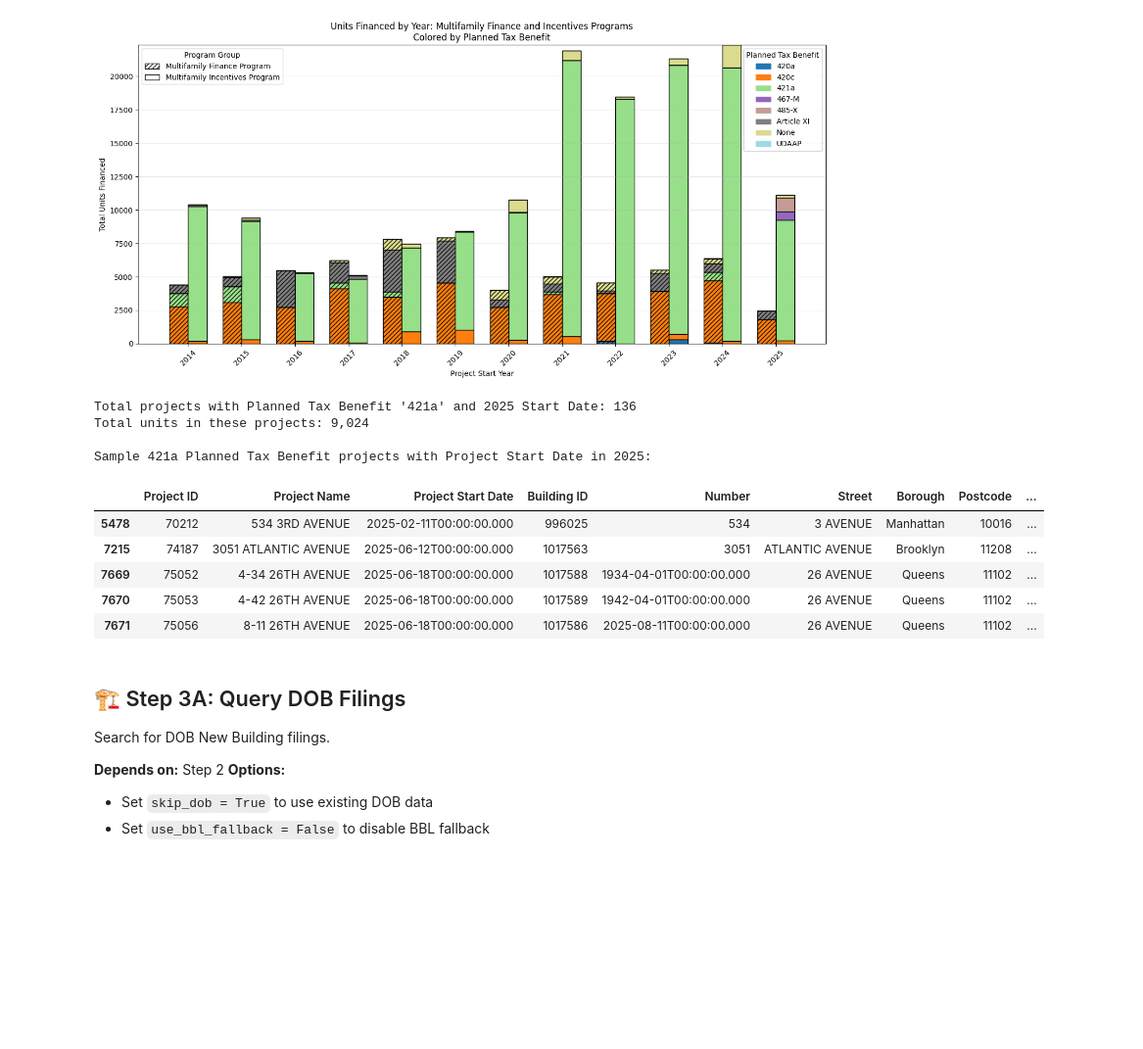
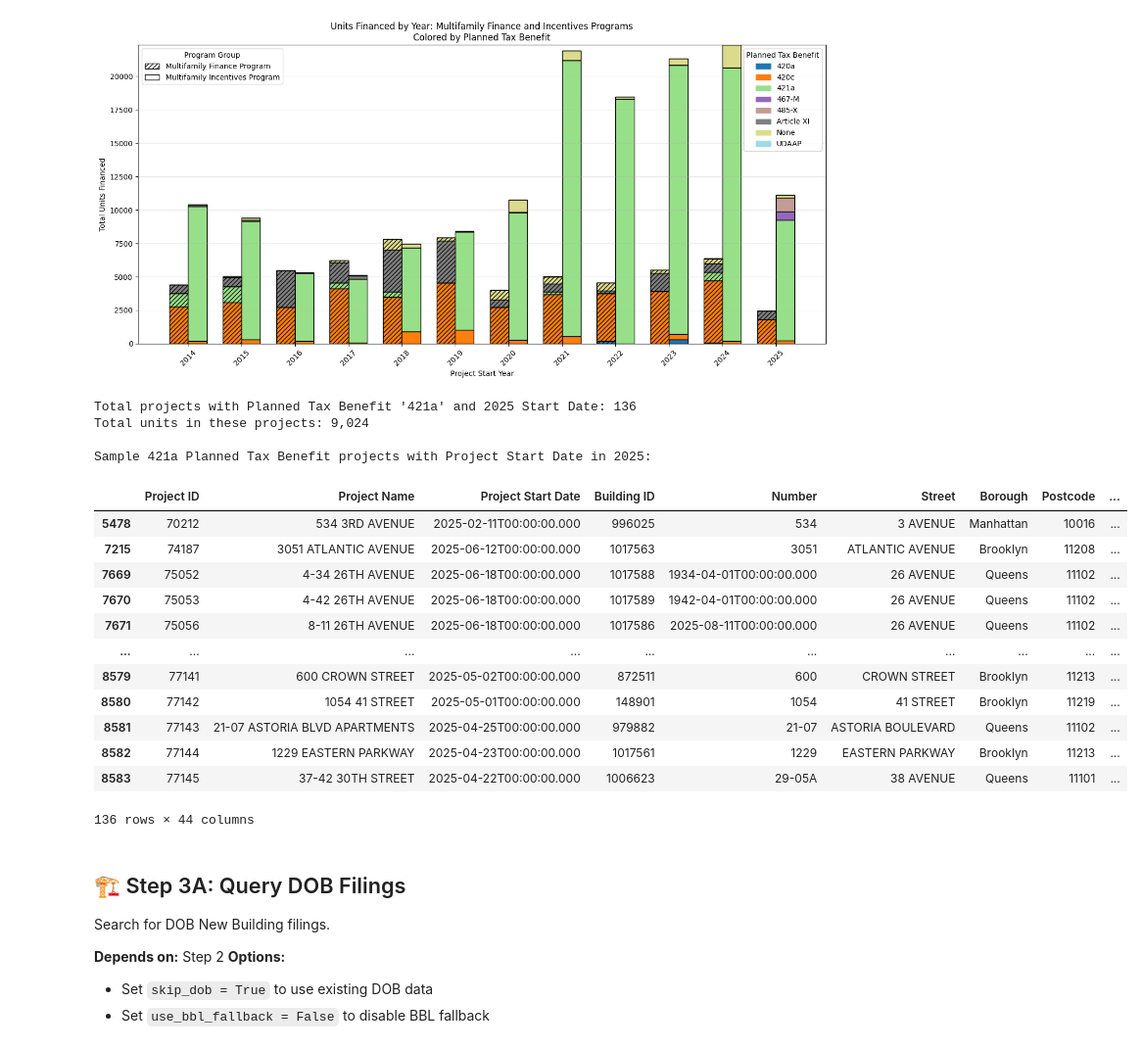
Before and after one commit to astaniforth/HousingData, a Jupyter notebook: run_workflow.ipynb, the cells around one changed output. Shown at 98% size. Drawn from its saved outputs; the diff is of its cells as text; code cells hidden in the pictures; blank space fills up the shorter version.

```diff
--- a/run_workflow.ipynb
+++ b/run_workflow.ipynb
@@ -521,34 +521,41 @@ if "Planned Tax Benefit" in hpd_new_construction_df.columns and "Project Start D
     mask_421a_2025 = (
         (hpd_new_construction_df["Planned Tax Benefit"] == "421a") &
         (hpd_new_construction_df["Project Start Date"].astype(str).str.startswith("2025"))
     )
     hpd_421a_2025_df = hpd_new_construction_df[mask_421a_2025]
 
     # Count unique projects (by Project ID), and total units
     total_projects = hpd_421a_2025_df["Project ID"].nunique() if "Project ID" in hpd_421a_2025_df.columns else len(hpd_421a_2025_df)
     total_units = hpd_421a_2025_df["Total Units"].sum() if "Total Units" in hpd_421a_2025_df.columns else "N/A"
 
     print(f"Total projects with Planned Tax Benefit '421a' and 2025 Start Date: {total_projects:,}")
     print(f"Total units in these projects: {total_units:,}")
 
     # Show up to 5 sample rows
     pd.set_option('display.max_columns', None)
     print("\nSample 421a Planned Tax Benefit projects with Project Start Date in 2025:")
-    display(hpd_421a_2025_df.head(5))
+    display(hpd_421a_2025_df)
     pd.reset_option('display.max_columns')
 else:
     print("One or both of the columns 'Planned Tax Benefit' or 'Project Start Date' not found in HPD DataFrame.")
 # %% [output]
 Total projects with Planned Tax Benefit '421a' and 2025 Start Date: 136
 Total units in these projects: 9,024
 
 Sample 421a Planned Tax Benefit projects with Project Start Date in 2025:
 |  | Project ID | Project Name | Project Start Date | Building ID | Number | Street | Borough | Postcode | ... |
 | 5478 | 70212 | 534 3RD AVENUE | 2025-02-11T00:00:00.000 | 996025 | 534 | 3 AVENUE | Manhattan | 10016 | ... |
 | 7215 | 74187 | 3051 ATLANTIC AVENUE | 2025-06-12T00:00:00.000 | 1017563 | 3051 | ATLANTIC AVENUE | Brooklyn | 11208 | ... |
 | 7669 | 75052 | 4-34 26TH AVENUE | 2025-06-18T00:00:00.000 | 1017588 | 1934-04-01T00:00:00.000 | 26 AVENUE | Queens | 11102 | ... |
 | 7670 | 75053 | 4-42 26TH AVENUE | 2025-06-18T00:00:00.000 | 1017589 | 1942-04-01T00:00:00.000 | 26 AVENUE | Queens | 11102 | ... |
 | 7671 | 75056 | 8-11 26TH AVENUE | 2025-06-18T00:00:00.000 | 1017586 | 2025-08-11T00:00:00.000 | 26 AVENUE | Queens | 11102 | ... |
+| ... | ... | ... | ... | ... | ... | ... | ... | ... | ... |
+| 8579 | 77141 | 600 CROWN STREET | 2025-05-02T00:00:00.000 | 872511 | 600 | CROWN STREET | Brooklyn | 11213 | ... |
+| 8580 | 77142 | 1054 41 STREET | 2025-05-01T00:00:00.000 | 148901 | 1054 | 41 STREET | Brooklyn | 11219 | ... |
+| 8581 | 77143 | 21-07 ASTORIA BLVD APARTMENTS | 2025-04-25T00:00:00.000 | 979882 | 21-07 | ASTORIA BOULEVARD | Queens | 11102 | ... |
+| 8582 | 77144 | 1229 EASTERN PARKWAY | 2025-04-23T00:00:00.000 | 1017561 | 1229 | EASTERN PARKWAY | Brooklyn | 11213 | ... |
+| 8583 | 77145 | 37-42 30TH STREET | 2025-04-22T00:00:00.000 | 1006623 | 29-05A | 38 AVENUE | Queens | 11101 | ... |
+136 rows × 44 columns
 # %% [markdown]
 ## 🏗️ Step 3A: Query DOB Filings
 
```
Also changed, not shown: parts of 1 cell of this notebook.
